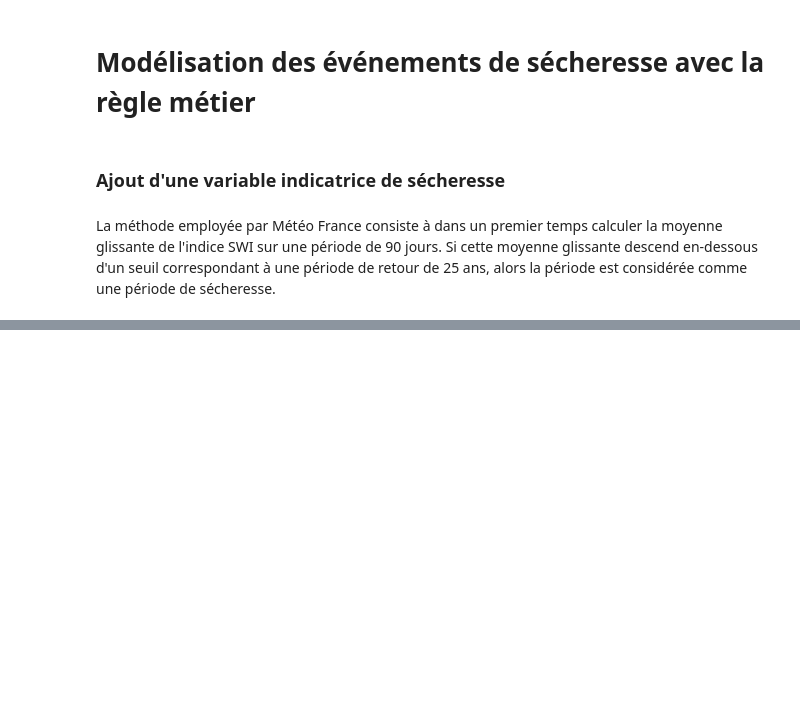
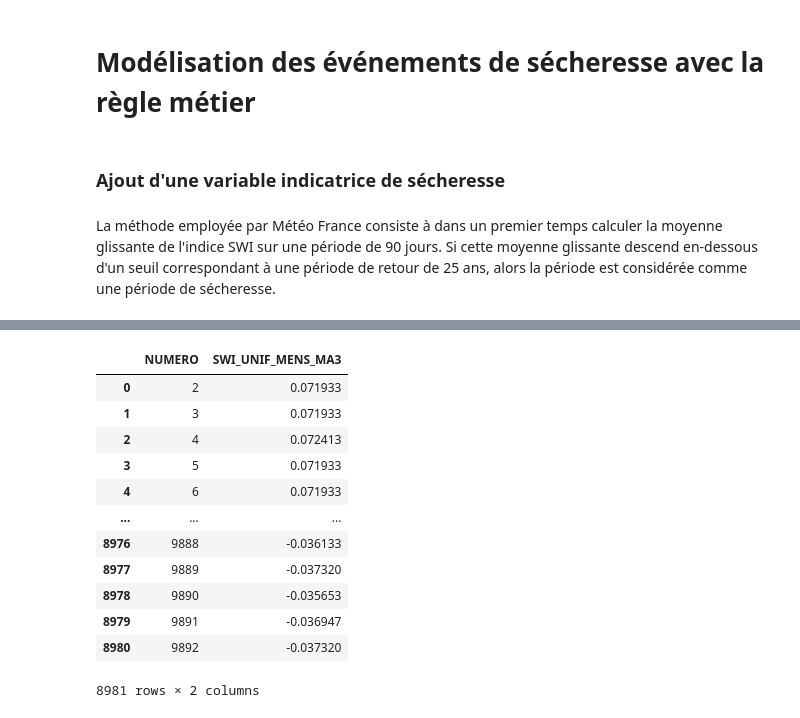
Before and after one commit to Lanouraf/Climate_Risk_Project_SWI_MS_A, a Jupyter notebook: modelisation.ipynb, the cells around one changed output, grey strips where cells are left out. Saved outputs shown, nothing was run; the diff lists cells and outputs as text; code cells hidden in the pictures; blank space fills up the shorter version.

```diff
--- a/modelisation.ipynb
+++ b/modelisation.ipynb
@@ -886,0 +971,34 @@ La méthode employée par Météo France consiste à dans un premier temps calcu
+# %%
+### Détermination de la valeur correspondant à une période de retour de 25 ans ###
+
+
+# Isolation du minimum annuel de SWI_UNIF_MENS_MA3 pour chaque point de la grille
+
+# Copie de gdf
+gdf_min_annual = gdf.copy()
+
+# Extraction de l'année
+gdf_min_annual["year"] = gdf_min_annual["DATE"].dt.year
+
+# Calcul du minimum annuel
+gdf_min_annual = gdf_min_annual.groupby(["NUMERO", "year"])["SWI_UNIF_MENS_MA3"].min().reset_index()
+
+# Calcul du quantile à 4 % (période de retour de 25 ans) pour chaque point
+gdf_min_annual = gdf_min_annual.groupby("NUMERO")["SWI_UNIF_MENS_MA3"].quantile(0.04).reset_index()
+
+# Affichage
+display(gdf_min_annual)
+# %% [output]
+|  | NUMERO | SWI_UNIF_MENS_MA3 |
+| 0 | 2 | 0.071933 |
+| 1 | 3 | 0.071933 |
+| 2 | 4 | 0.072413 |
+| 3 | 5 | 0.071933 |
+| 4 | 6 | 0.071933 |
+| ... | ... | ... |
+| 8976 | 9888 | -0.036133 |
+| 8977 | 9889 | -0.037320 |
+| 8978 | 9890 | -0.035653 |
+| 8979 | 9891 | -0.036947 |
+| 8980 | 9892 | -0.037320 |
+8981 rows × 2 columns
```
Also changed, not shown: parts of 18 cells of this notebook.
